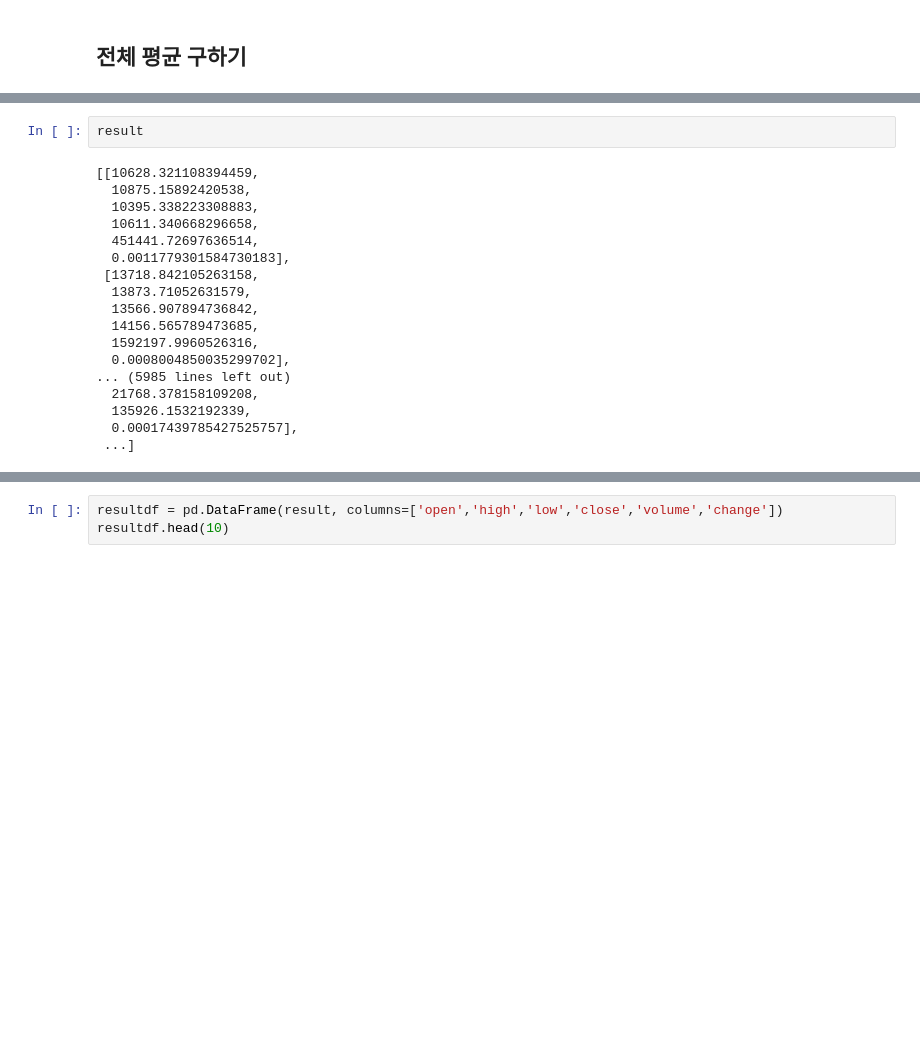
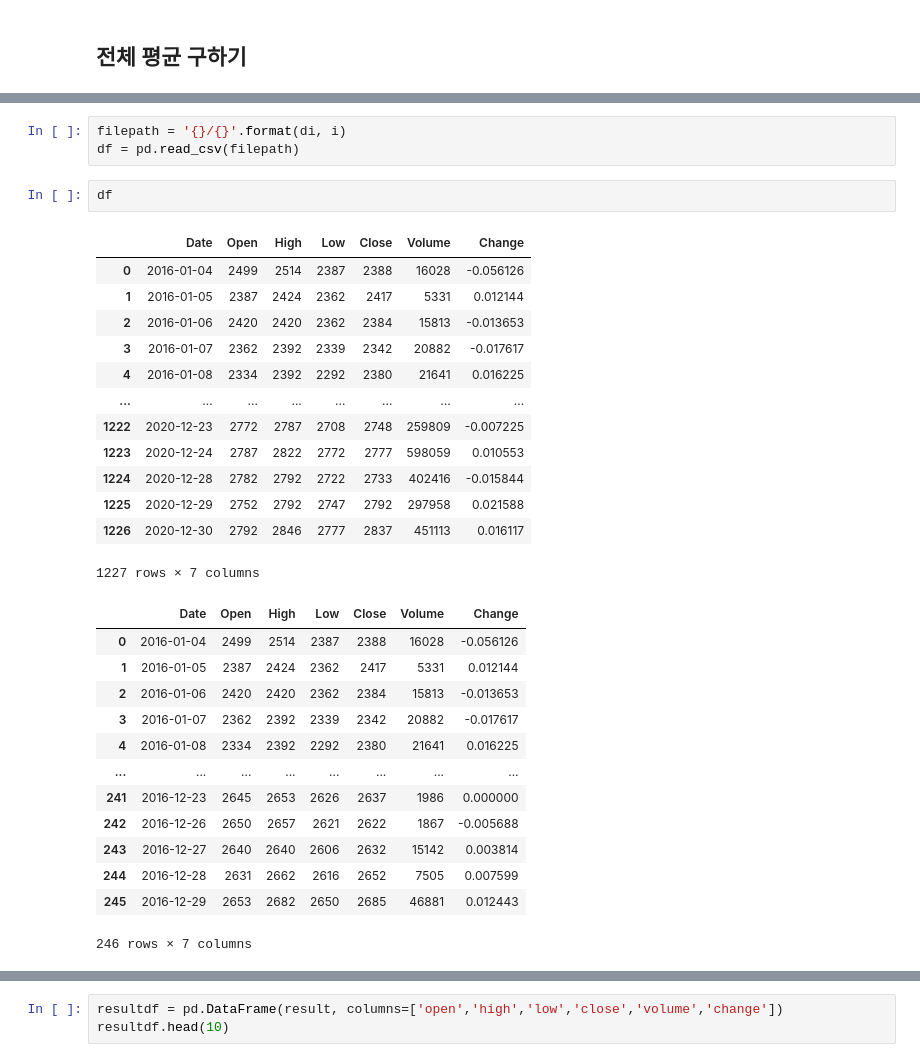
Before and after one commit to nananana-Banana/2021-nh-bigdata-competition, a Jupyter notebook: external/finance_stockdata_analysis.ipynb, the cells around one changed output, grey strips where cells are left out. Drawn from its saved outputs; the diff is of its cells as text; blank space fills up the shorter version.

```diff
--- a/external/finance_stockdata_analysis.ipynb
+++ b/external/finance_stockdata_analysis.ipynb
@@ -72,22 +74,36 @@ for i in file_list:
+# %%
+filepath = '{}/{}'.format(di, i)
+df = pd.read_csv(filepath)
+# %%
+df
+# %% [output]
+|  | Date | Open | High | Low | Close | Volume | Change |
+| 0 | 2016-01-04 | 2499 | 2514 | 2387 | 2388 | 16028 | -0.056126 |
+| 1 | 2016-01-05 | 2387 | 2424 | 2362 | 2417 | 5331 | 0.012144 |
+| 2 | 2016-01-06 | 2420 | 2420 | 2362 | 2384 | 15813 | -0.013653 |
+| 3 | 2016-01-07 | 2362 | 2392 | 2339 | 2342 | 20882 | -0.017617 |
+| 4 | 2016-01-08 | 2334 | 2392 | 2292 | 2380 | 21641 | 0.016225 |
+| ... | ... | ... | ... | ... | ... | ... | ... |
+| 1222 | 2020-12-23 | 2772 | 2787 | 2708 | 2748 | 259809 | -0.007225 |
+| 1223 | 2020-12-24 | 2787 | 2822 | 2772 | 2777 | 598059 | 0.010553 |
+| 1224 | 2020-12-28 | 2782 | 2792 | 2722 | 2733 | 402416 | -0.015844 |
+| 1225 | 2020-12-29 | 2752 | 2792 | 2747 | 2792 | 297958 | 0.021588 |
+| 1226 | 2020-12-30 | 2792 | 2846 | 2777 | 2837 | 451113 | 0.016117 |
+1227 rows × 7 columns
 # %%
-result
 # %% [output]
+|  | Date | Open | High | Low | Close | Volume | Change |
+| 0 | 2016-01-04 | 2499 | 2514 | 2387 | 2388 | 16028 | -0.056126 |
+| 1 | 2016-01-05 | 2387 | 2424 | 2362 | 2417 | 5331 | 0.012144 |
+| 2 | 2016-01-06 | 2420 | 2420 | 2362 | 2384 | 15813 | -0.013653 |
+| 3 | 2016-01-07 | 2362 | 2392 | 2339 | 2342 | 20882 | -0.017617 |
+| 4 | 2016-01-08 | 2334 | 2392 | 2292 | 2380 | 21641 | 0.016225 |
+| ... | ... | ... | ... | ... | ... | ... | ... |
+| 241 | 2016-12-23 | 2645 | 2653 | 2626 | 2637 | 1986 | 0.000000 |
+| 242 | 2016-12-26 | 2650 | 2657 | 2621 | 2622 | 1867 | -0.005688 |
+| 243 | 2016-12-27 | 2640 | 2640 | 2606 | 2632 | 15142 | 0.003814 |
+| 244 | 2016-12-28 | 2631 | 2662 | 2616 | 2652 | 7505 | 0.007599 |
+| 245 | 2016-12-29 | 2653 | 2682 | 2650 | 2685 | 46881 | 0.012443 |
-[[10628.321108394459,
-  10875.15892420538,
-  10395.338223308883,
-  10611.340668296658,
-  451441.72697636514,
-  0.0011779301584730183],
- [13718.842105263158,
-  13873.71052631579,
-  13566.907894736842,
-  14156.565789473685,
-  1592197.9960526316,
-  0.0008004850035299702],
-... (5985 lines left out)
-  21768.378158109208,
-  135926.1532192339,
-  0.00017439785427525757],
- ...]
+246 rows × 7 columns
 # %%
 len(result)
```
Also changed, not shown: parts of 39 cells of this notebook, 34 other files.
